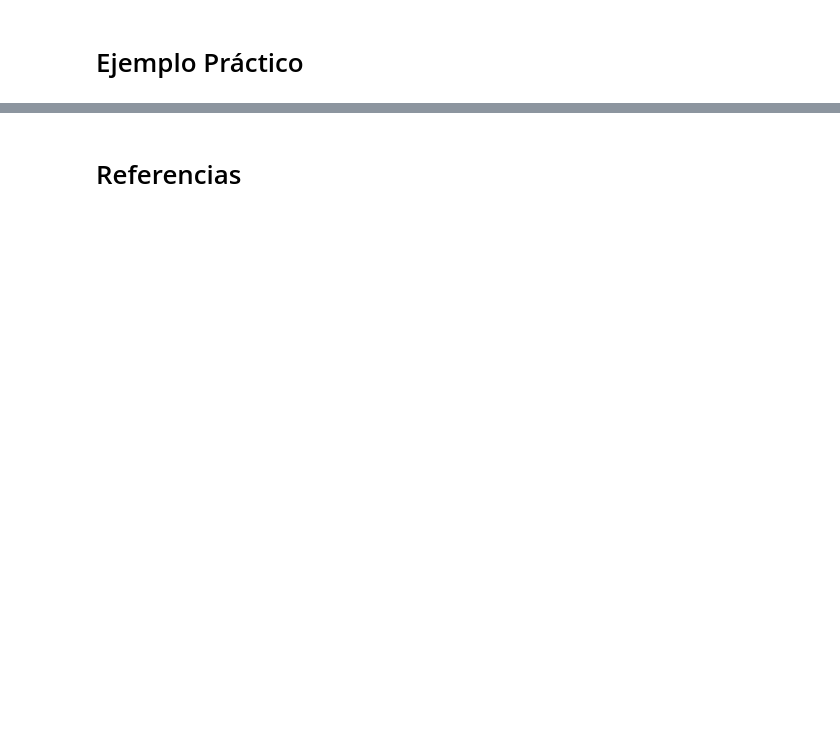
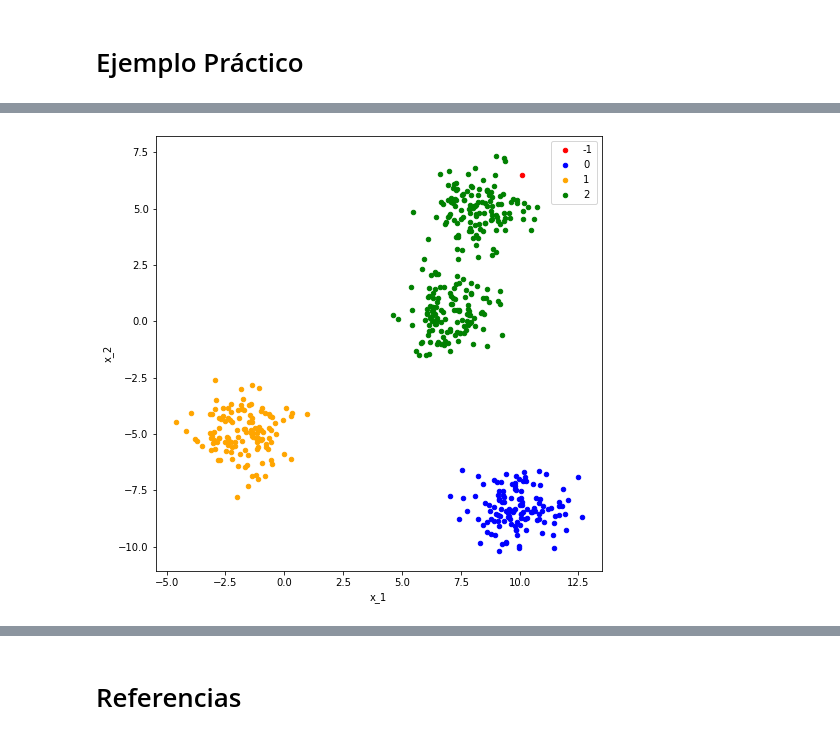
Before and after one commit to ricardomj0499/IA-Investgaci-n-DBSCAN, a Jupyter notebook: DBSCAN.ipynb, the cells around one changed output, grey strips where cells are left out. Saved outputs shown, nothing was run; the diff lists cells and outputs as text; code cells hidden in the pictures; blank space fills up the shorter version.

```diff
--- a/DBSCAN.ipynb
+++ b/DBSCAN.ipynb
@@ -133,0 +237,7 @@ Silhouette Coefficient: 0.626
+# %%
+from sklearn.cluster import DBSCAN
+clustering1 = DBSCAN(eps = 1, min_samples = 6).fit(X) #
+cluster1 = clustering1.labels_
+
+clustering2 = DBSCAN(eps = 1, min_samples = 6).fit(Y)
+cluster2 = clustering2.labels_
@@ -133,0 +252,15 @@ Silhouette Coefficient: 0.626
+# %%
+def show_clusters(X, cluster):
+  df = DataFrame(dict(x=X[:,0], y=X[:,1], label=cluster))
+  colors = {-1: 'red', 0: 'blue', 1:'orange', 2:'green', 3:'yellow', 4:'pink', 5:'purple', 6:'brown', 7:'black', 8:'gray', 9:'lime', 10:'gold', 11:'violet', 12:'darklime', 13:'navy', 14:'magenta', 15: 'cyan'}
+  fig, ax = plt.subplots(figsize=(8,8))
+  grouped = df.groupby('label')
+  for key, group in grouped:
+    group.plot(ax=ax, kind='scatter', x='x', y='y', label=key, color=colors[key])
+  plt.xlabel('x_1')
+  plt.ylabel('x_2')
+  plt.show()
+# %%
+show_clusters(X, cluster1)
+# %% [output]
+[figure, added]
```
Also changed, not shown: parts of 46 cells of this notebook.
